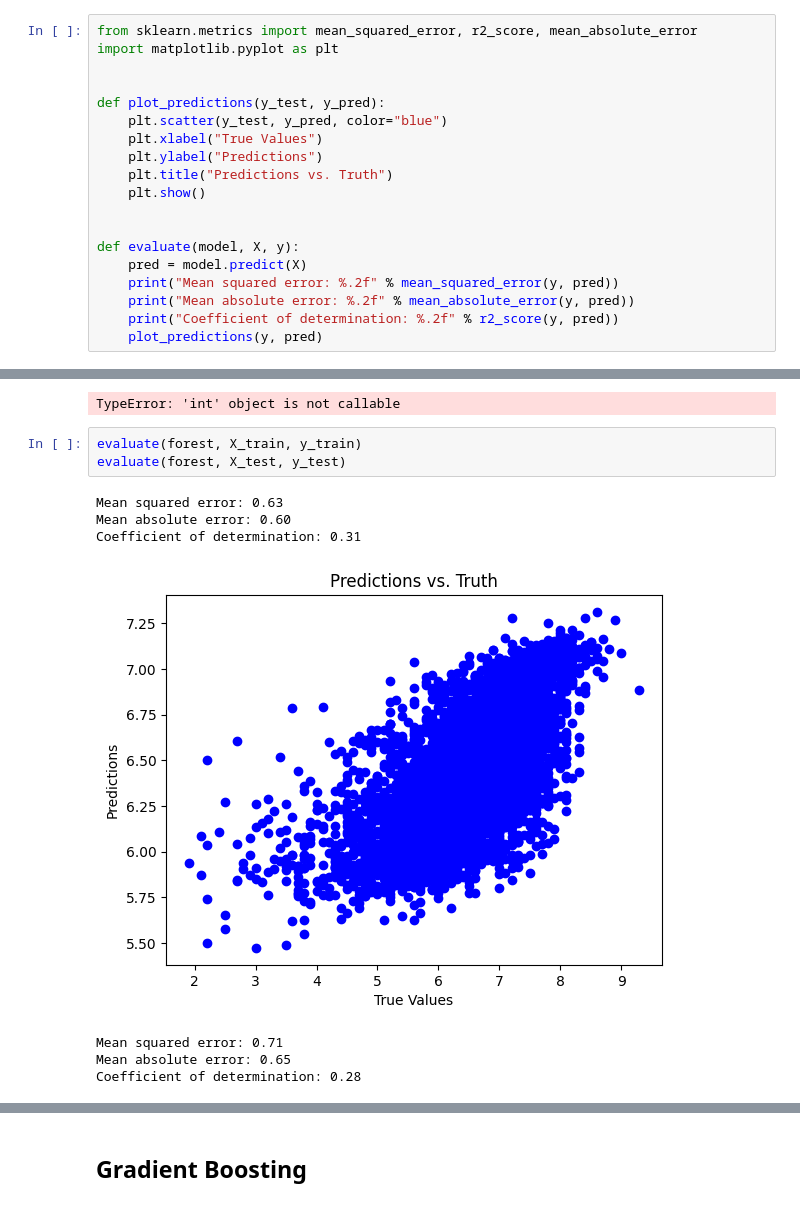
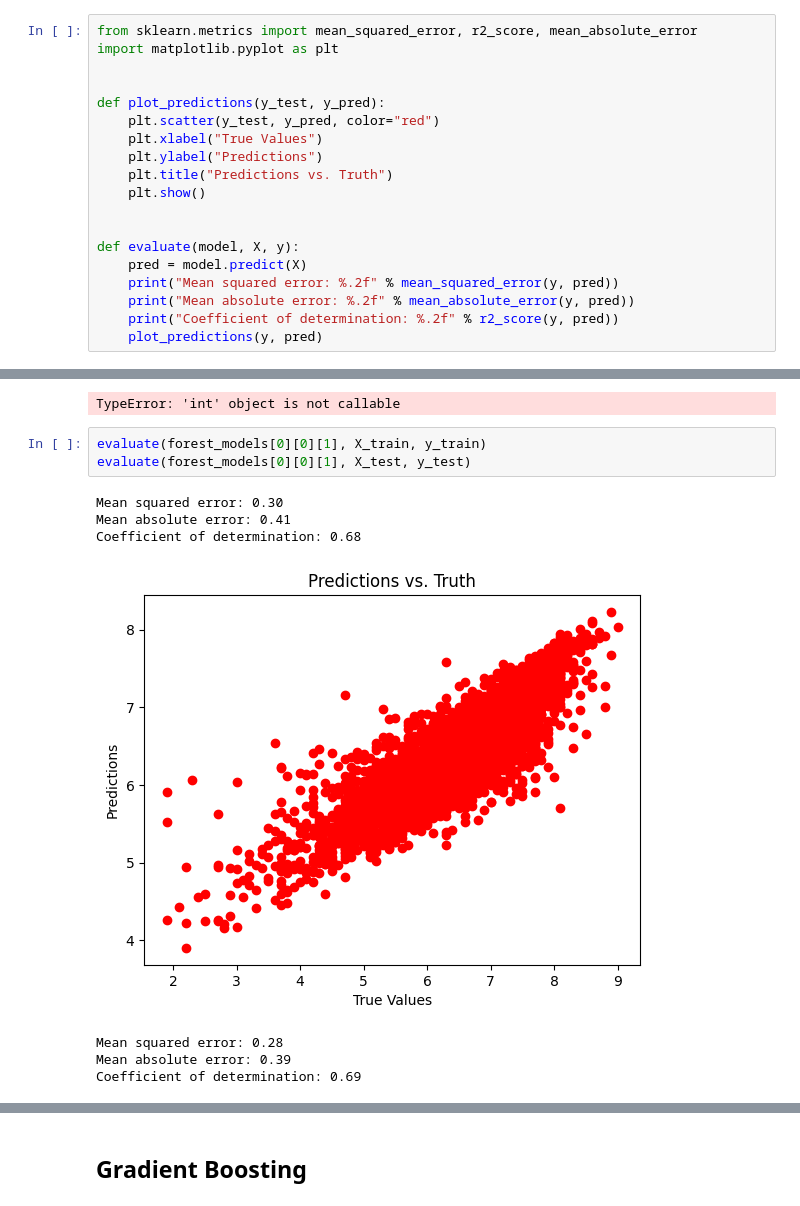
Before and after one commit to KalebJS/cs201r-final-project, a Jupyter notebook: models.ipynb, the cells around one changed output, grey strips where cells are left out. Cells and saved outputs as stored; diff of their text form.

```diff
--- a/models.ipynb
+++ b/models.ipynb
@@ -31,7 +42,7 @@ import matplotlib.pyplot as plt
 
 
 def plot_predictions(y_test, y_pred):
-    plt.scatter(y_test, y_pred, color="blue")
+    plt.scatter(y_test, y_pred, color="red")
     plt.xlabel("True Values")
     plt.ylabel("Predictions")
     plt.title("Predictions vs. Truth")
@@ -162,13 +173,13 @@ for model in forest_models[:10]:
 # %% [output]
 TypeError: 'int' object is not callable
 # %%
-evaluate(forest, X_train, y_train)
-evaluate(forest, X_test, y_test)
+evaluate(forest_models[0][0][1], X_train, y_train)
+evaluate(forest_models[0][0][1], X_test, y_test)
 # %% [output]
-Mean squared error: 0.63
-Mean absolute error: 0.60
-Coefficient of determination: 0.31
+Mean squared error: 0.30
+Mean absolute error: 0.41
+Coefficient of determination: 0.68
-[figure, old version]
+[figure, new version]
-Mean squared error: 0.71
-Mean absolute error: 0.65
-Coefficient of determination: 0.28
+Mean squared error: 0.28
+Mean absolute error: 0.39
+Coefficient of determination: 0.69
```
Also changed, not shown: parts of 8 cells of this notebook.
